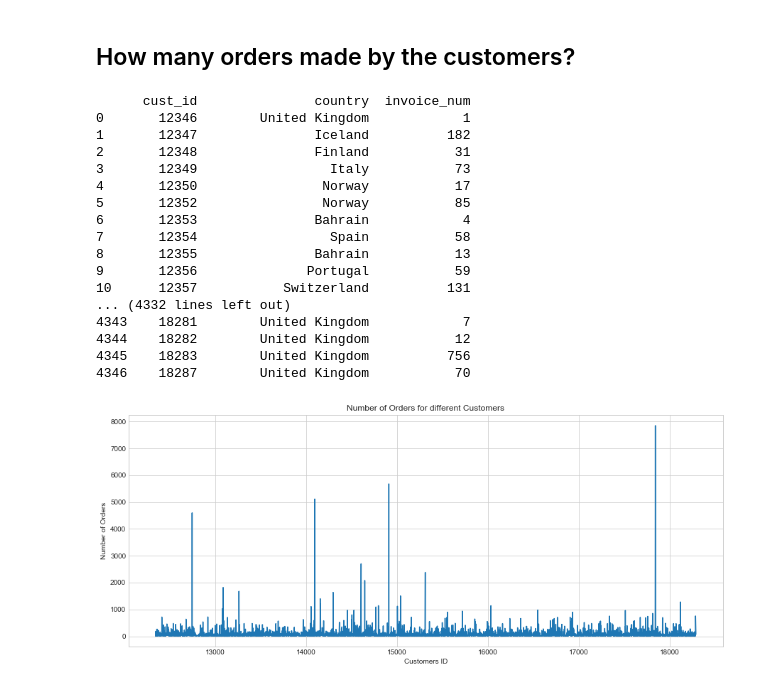
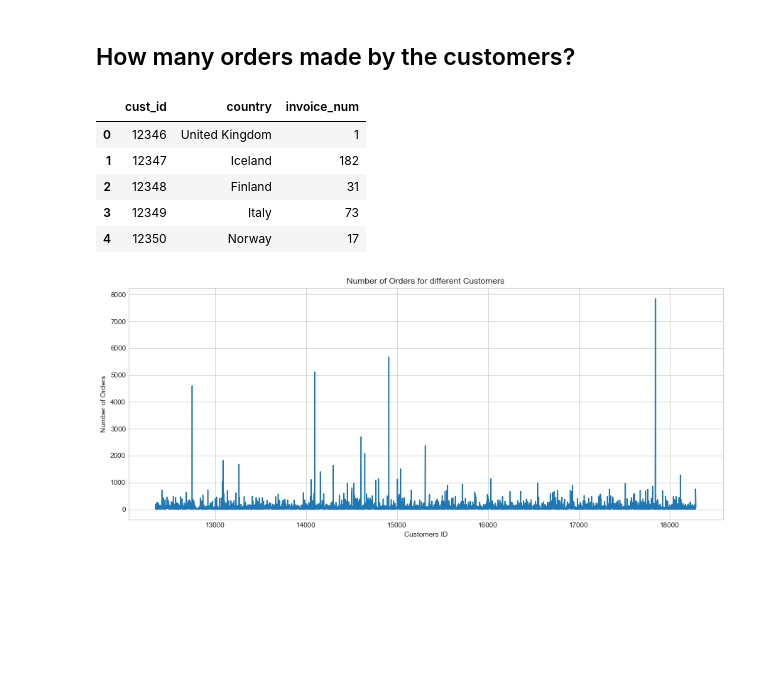
Before and after one commit to admond1994/E-Commerce-Data-EDA, a Jupyter notebook: E-Commerce Data (EDA).ipynb, the cells around one changed output. Drawn from its saved outputs; the diff is of its cells as text; code cells hidden in the pictures; blank space fills up the shorter version.

```diff
--- a/E-Commerce Data (EDA).ipynb
+++ b/E-Commerce Data (EDA).ipynb
@@ -262,25 +262,14 @@ df_new.head()
 # %% [markdown]
 ## How many orders made by the customers?
 # %%
-df_new.groupby(by=['cust_id','country'], as_index=False)['invoice_num'].count()
+df_new.groupby(by=['cust_id','country'], as_index=False)['invoice_num'].count().head()
 # %% [output]
-      cust_id               country  invoice_num
-0       12346        United Kingdom            1
-1       12347               Iceland          182
-2       12348               Finland           31
-3       12349                 Italy           73
-4       12350                Norway           17
-5       12352                Norway           85
-6       12353               Bahrain            4
-7       12354                 Spain           58
-8       12355               Bahrain           13
-9       12356              Portugal           59
-10      12357           Switzerland          131
-... (4332 lines left out)
-4343    18281        United Kingdom            7
-4344    18282        United Kingdom           12
-4345    18283        United Kingdom          756
-4346    18287        United Kingdom           70
+|  | cust_id | country | invoice_num |
+| 0 | 12346 | United Kingdom | 1 |
+| 1 | 12347 | Iceland | 182 |
+| 2 | 12348 | Finland | 31 |
+| 3 | 12349 | Italy | 73 |
+| 4 | 12350 | Norway | 17 |
 # %%
 orders = df_new.groupby(by=['cust_id','country'], as_index=False)['invoice_num'].count()
 
```
Also changed, not shown: parts of 1 cell of this notebook.
